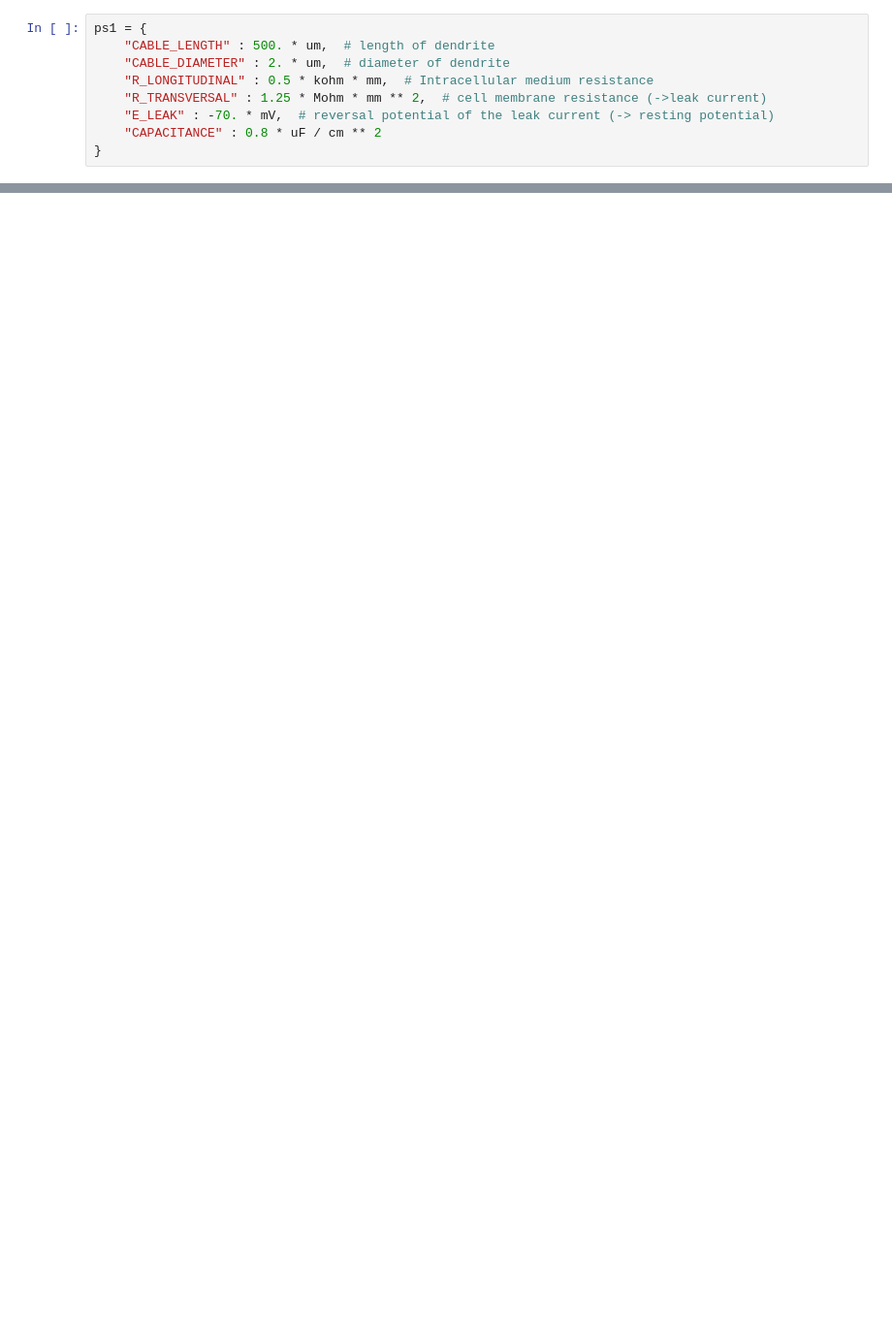
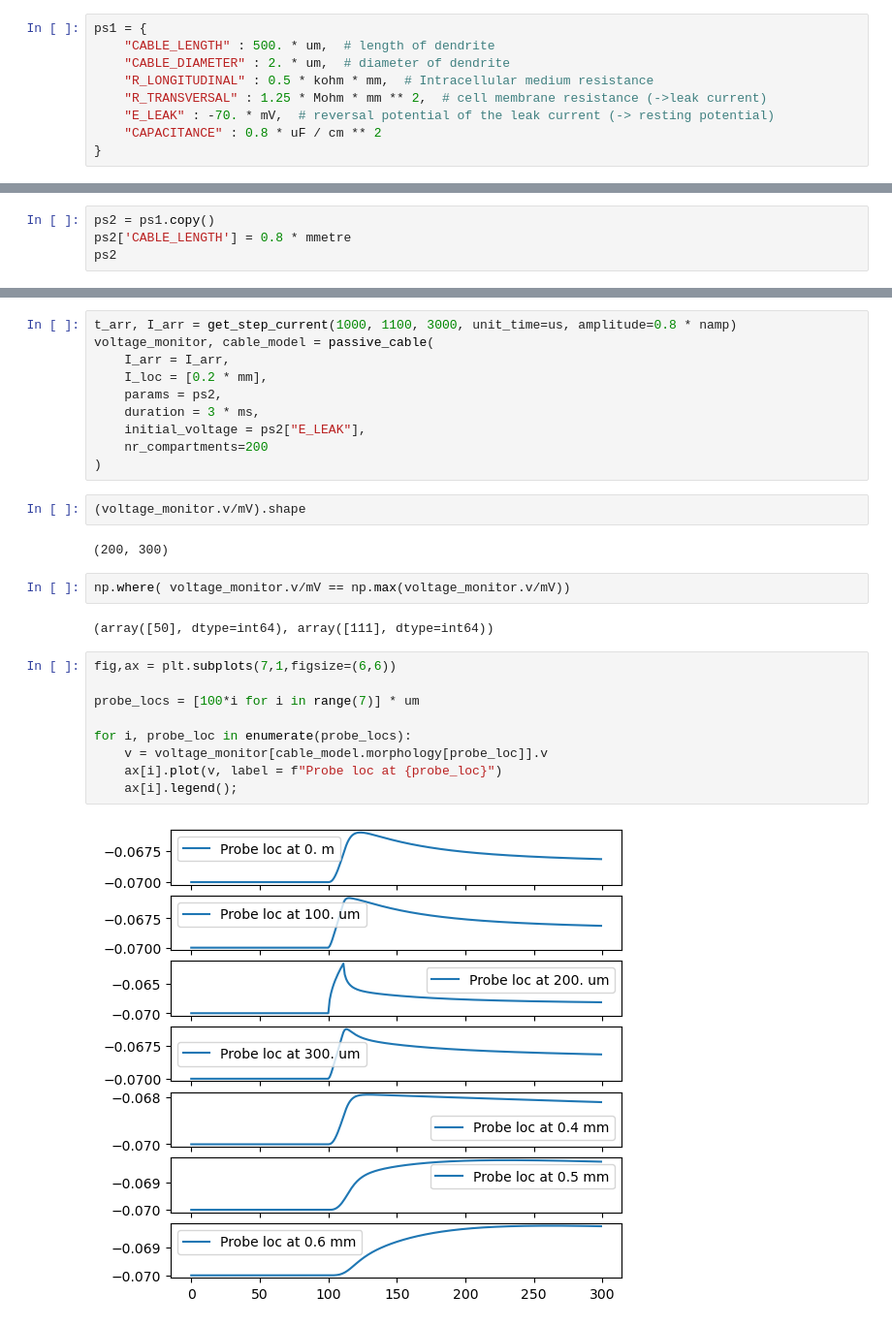
Before and after one commit to bosemessi/NeuronalDynamics, a Jupyter notebook: Chapter 3/Dendrites.ipynb, the cells around one changed output, grey strips where cells are left out. Shown at 97% size. Cells and saved outputs as stored; diff of their text form; blank space fills up the shorter version.

```diff
--- a/Chapter 3/Dendrites.ipynb
+++ b/Chapter 3/Dendrites.ipynb
@@ -64,0 +93,4 @@ def passive_cable(I_arr, I_loc, params, duration, initial_voltage, nr_compartmen
+# %%
+ps2 = ps1.copy()
+ps2['CABLE_LENGTH'] = 0.8 * mmetre
+ps2
@@ -64,0 +104,29 @@ def passive_cable(I_arr, I_loc, params, duration, initial_voltage, nr_compartmen
+# %%
+t_arr, I_arr = get_step_current(1000, 1100, 3000, unit_time=us, amplitude=0.8 * namp)
+voltage_monitor, cable_model = passive_cable(
+    I_arr = I_arr,
+    I_loc = [0.2 * mm],
+    params = ps2,
+    duration = 3 * ms,
+    initial_voltage = ps2["E_LEAK"],
+    nr_compartments=200
+)
+# %%
+(voltage_monitor.v/mV).shape
+# %% [output]
+(200, 300)
+# %%
+np.where( voltage_monitor.v/mV == np.max(voltage_monitor.v/mV))
+# %% [output]
+(array([50], dtype=int64), array([111], dtype=int64))
+# %%
+fig,ax = plt.subplots(7,1,figsize=(6,6))
+
+probe_locs = [100*i for i in range(7)] * um
+
+for i, probe_loc in enumerate(probe_locs):
+    v = voltage_monitor[cable_model.morphology[probe_loc]].v
+    ax[i].plot(v, label = f"Probe loc at {probe_loc}")
+    ax[i].legend();
+# %% [output]
+[figure, added]
```
Also changed, not shown: parts of 24 cells of this notebook.
